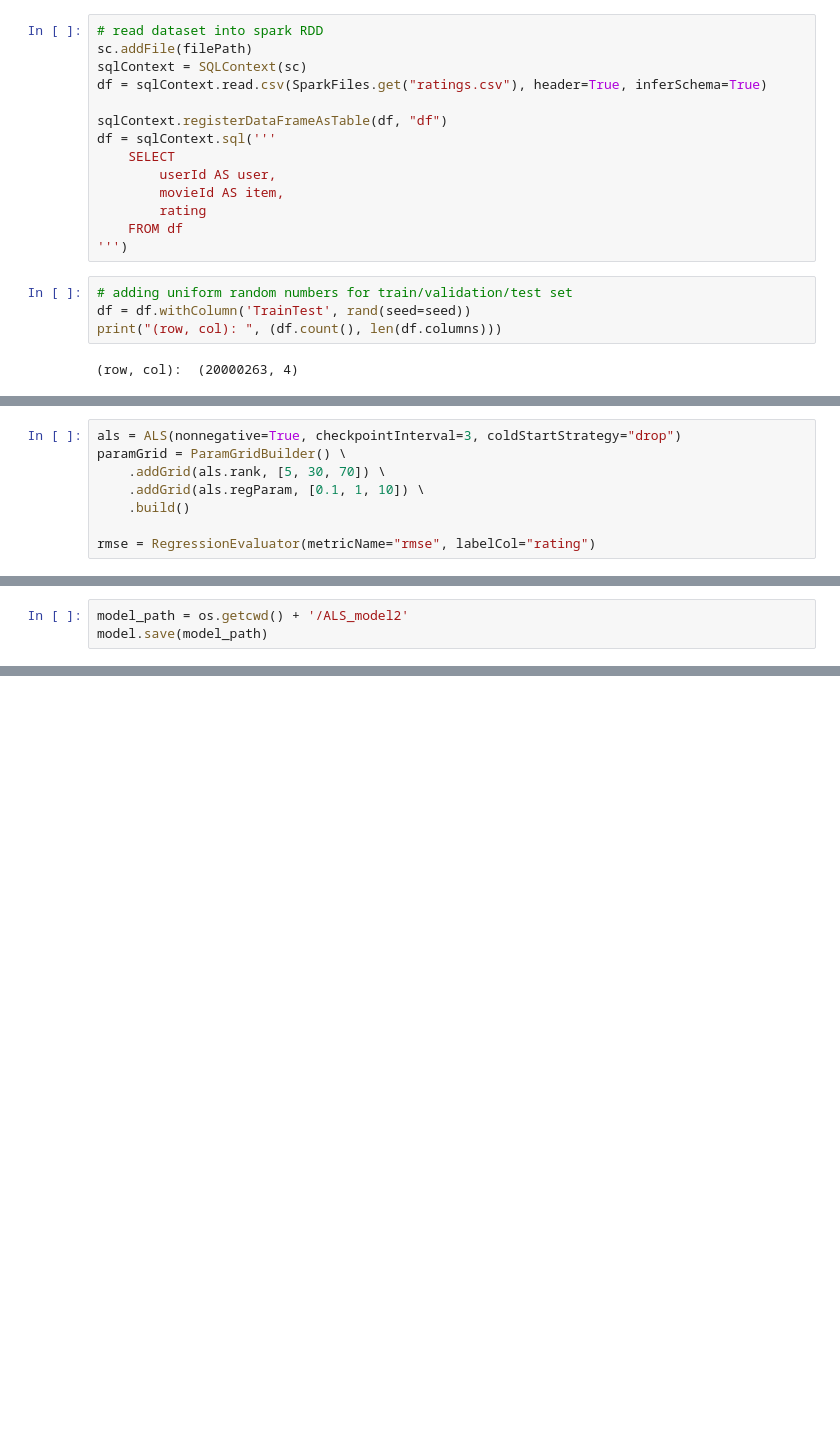
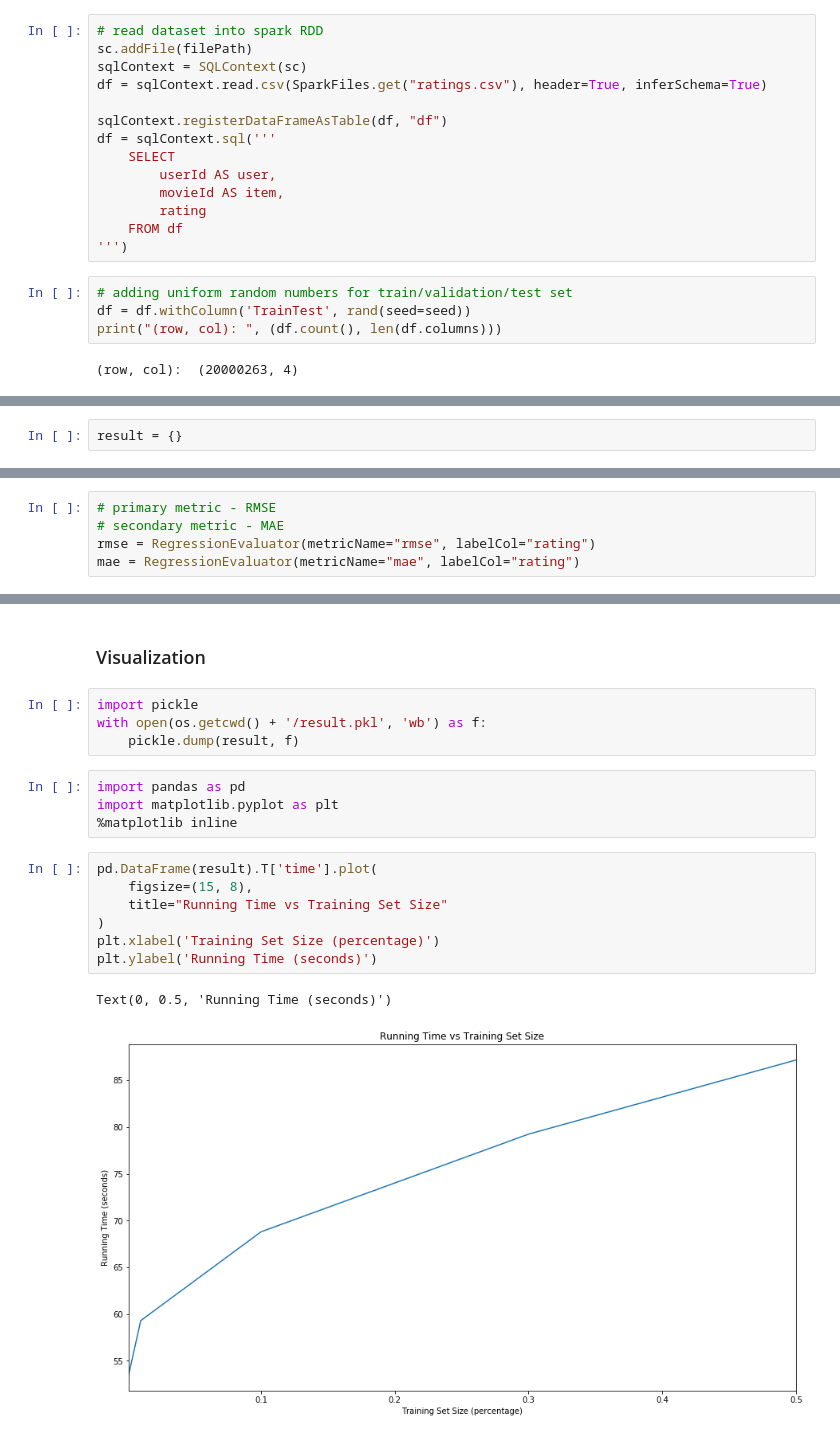
Before and after one commit to r50206v/E4571-Personalization-and-Recommendation-System, a Jupyter notebook: project/ALS_notebook.ipynb, the cells around one changed output, grey strips where cells are left out. Saved outputs shown, nothing was run; the diff lists cells and outputs as text; blank space fills up the shorter version.

```diff
--- a/project/ALS_notebook.ipynb
+++ b/project/ALS_notebook.ipynb
@@ -85,8 +41,0 @@ from pyspark.ml.tuning import ParamGridBuilder, TrainValidationSplit
-# %%
-als = ALS(nonnegative=True, checkpointInterval=3, coldStartStrategy="drop")
-paramGrid = ParamGridBuilder() \
-    .addGrid(als.rank, [5, 30, 70]) \
-    .addGrid(als.regParam, [0.1, 1, 10]) \
-    .build()
-
-rmse = RegressionEvaluator(metricName="rmse", labelCol="rating")
@@ -104,3 +41,0 @@ model = tvs.fit(dftrain)
-# %%
-model_path = os.getcwd() + '/ALS_model2'
-model.save(model_path)
@@ -144,0 +42,2 @@ rmse.evaluate(testPred)
+# %%
+result = {}
@@ -144,0 +46,5 @@ rmse.evaluate(testPred)
+# %%
+# primary metric - RMSE
+# secondary metric - MAE
+rmse = RegressionEvaluator(metricName="rmse", labelCol="rating")
+mae = RegressionEvaluator(metricName="mae", labelCol="rating")
@@ -144,0 +142,20 @@ rmse.evaluate(testPred)
+# %% [markdown]
+### Visualization
+# %%
+import pickle
+with open(os.getcwd() + '/result.pkl', 'wb') as f:
+    pickle.dump(result, f)
+# %%
+import pandas as pd
+import matplotlib.pyplot as plt
+%matplotlib inline
+# %%
+pd.DataFrame(result).T['time'].plot(
+    figsize=(15, 8),
+    title="Running Time vs Training Set Size"
+)
+plt.xlabel('Training Set Size (percentage)')
+plt.ylabel('Running Time (seconds)')
+# %% [output]
+Text(0, 0.5, 'Running Time (seconds)')
+[figure, added]
```
Also changed, not shown: parts of 20 cells of this notebook, 3 other files.
